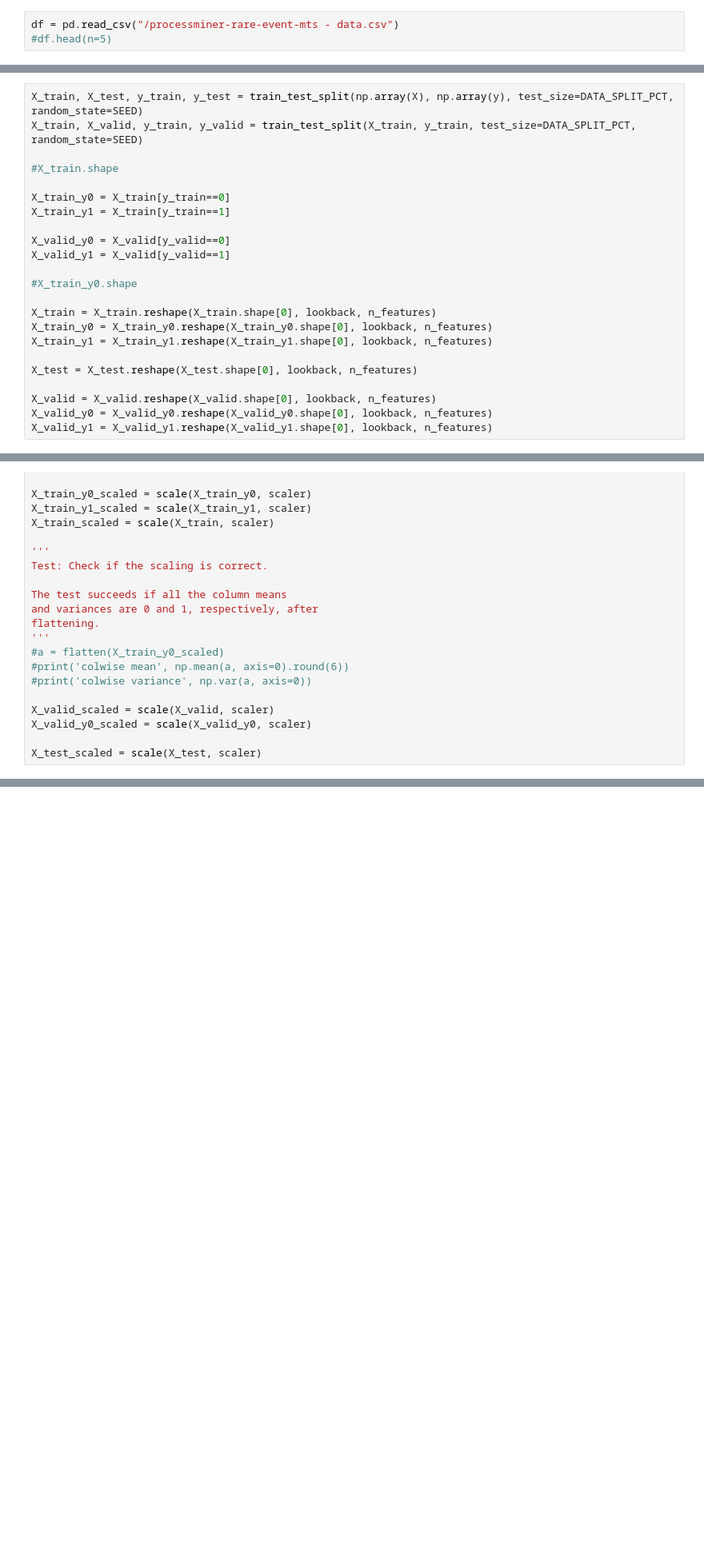
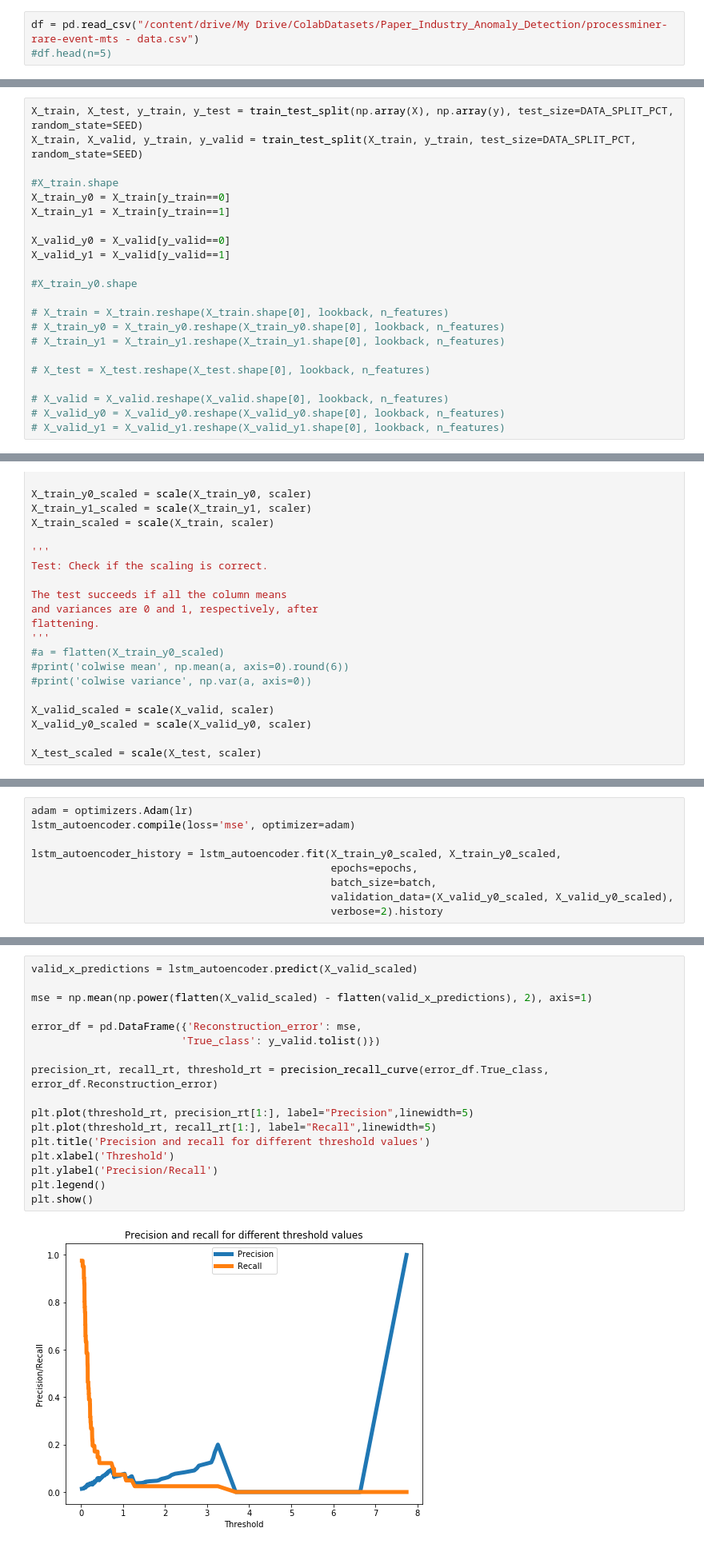
Before and after one commit to amanbhal/data-science, a Jupyter notebook: LSTM_Autoencoder_For_Rare_Events_Binary_Classification.ipynb, the cells around one changed output, grey strips where cells are left out. Shown: that part at 80% size. Saved outputs shown, nothing was run; the diff lists cells and outputs as text; blank space fills up the shorter version.

```diff
--- a/LSTM_Autoencoder_For_Rare_Events_Binary_Classification.ipynb
+++ b/LSTM_Autoencoder_For_Rare_Events_Binary_Classification.ipynb
@@ -50,5 +58,5 @@ LABELS = ["Normal","Break"]
 # %%
-df = pd.read_csv("/processminer-rare-event-mts - data.csv")
+df = pd.read_csv("/content/drive/My Drive/ColabDatasets/Paper_Industry_Anomaly_Detection/processminer-rare-event-mts - data.csv")
 #df.head(n=5)
 # %%
 sign = lambda x: (1, -1)[x < 0]
@@ -143,7 +150,6 @@ X_train, X_test, y_train, y_test = train_test_split(np.array(X), np.array(y), te
 X_train, X_valid, y_train, y_valid = train_test_split(X_train, y_train, test_size=DATA_SPLIT_PCT, random_state=SEED)
 
 #X_train.shape
-
 X_train_y0 = X_train[y_train==0]
 X_train_y1 = X_train[y_train==1]
 
@@ -152,15 +158,15 @@ X_valid_y1 = X_valid[y_valid==1]
 
 #X_train_y0.shape
 
-X_train = X_train.reshape(X_train.shape[0], lookback, n_features)
-X_train_y0 = X_train_y0.reshape(X_train_y0.shape[0], lookback, n_features)
-X_train_y1 = X_train_y1.reshape(X_train_y1.shape[0], lookback, n_features)
+# X_train = X_train.reshape(X_train.shape[0], lookback, n_features)
+# X_train_y0 = X_train_y0.reshape(X_train_y0.shape[0], lookback, n_features)
+# X_train_y1 = X_train_y1.reshape(X_train_y1.shape[0], lookback, n_features)
 
-X_test = X_test.reshape(X_test.shape[0], lookback, n_features)
+# X_test = X_test.reshape(X_test.shape[0], lookback, n_features)
 
-X_valid = X_valid.reshape(X_valid.shape[0], lookback, n_features)
-X_valid_y0 = X_valid_y0.reshape(X_valid_y0.shape[0], lookback, n_features)
-X_valid_y1 = X_valid_y1.reshape(X_valid_y1.shape[0], lookback, n_features)
+# X_valid = X_valid.reshape(X_valid.shape[0], lookback, n_features)
+# X_valid_y0 = X_valid_y0.reshape(X_valid_y0.shape[0], lookback, n_features)
+# X_valid_y1 = X_valid_y1.reshape(X_valid_y1.shape[0], lookback, n_features)
 # %%
 def flatten(X):
     '''
@@ -235,0 +268,9 @@ lstm_autoencoder.summary()
+# %%
+adam = optimizers.Adam(lr)
+lstm_autoencoder.compile(loss='mse', optimizer=adam)
+
+lstm_autoencoder_history = lstm_autoencoder.fit(X_train_y0_scaled, X_train_y0_scaled,
+                                                epochs=epochs,
+                                                batch_size=batch,
+                                                validation_data=(X_valid_y0_scaled, X_valid_y0_scaled),
+                                                verbose=2).history
@@ -235,0 +303,19 @@ lstm_autoencoder.summary()
+# %%
+valid_x_predictions = lstm_autoencoder.predict(X_valid_scaled)
+
+mse = np.mean(np.power(flatten(X_valid_scaled) - flatten(valid_x_predictions), 2), axis=1)
+
+error_df = pd.DataFrame({'Reconstruction_error': mse,
+                        'True_class': y_valid.tolist()})
+
+precision_rt, recall_rt, threshold_rt = precision_recall_curve(error_df.True_class, error_df.Reconstruction_error)
+
+plt.plot(threshold_rt, precision_rt[1:], label="Precision",linewidth=5)
+plt.plot(threshold_rt, recall_rt[1:], label="Recall",linewidth=5)
+plt.title('Precision and recall for different threshold values')
+plt.xlabel('Threshold')
+plt.ylabel('Precision/Recall')
+plt.legend()
+plt.show()
+# %% [output]
+[figure, added]
```
Also changed, not shown: parts of 7 cells of this notebook.
